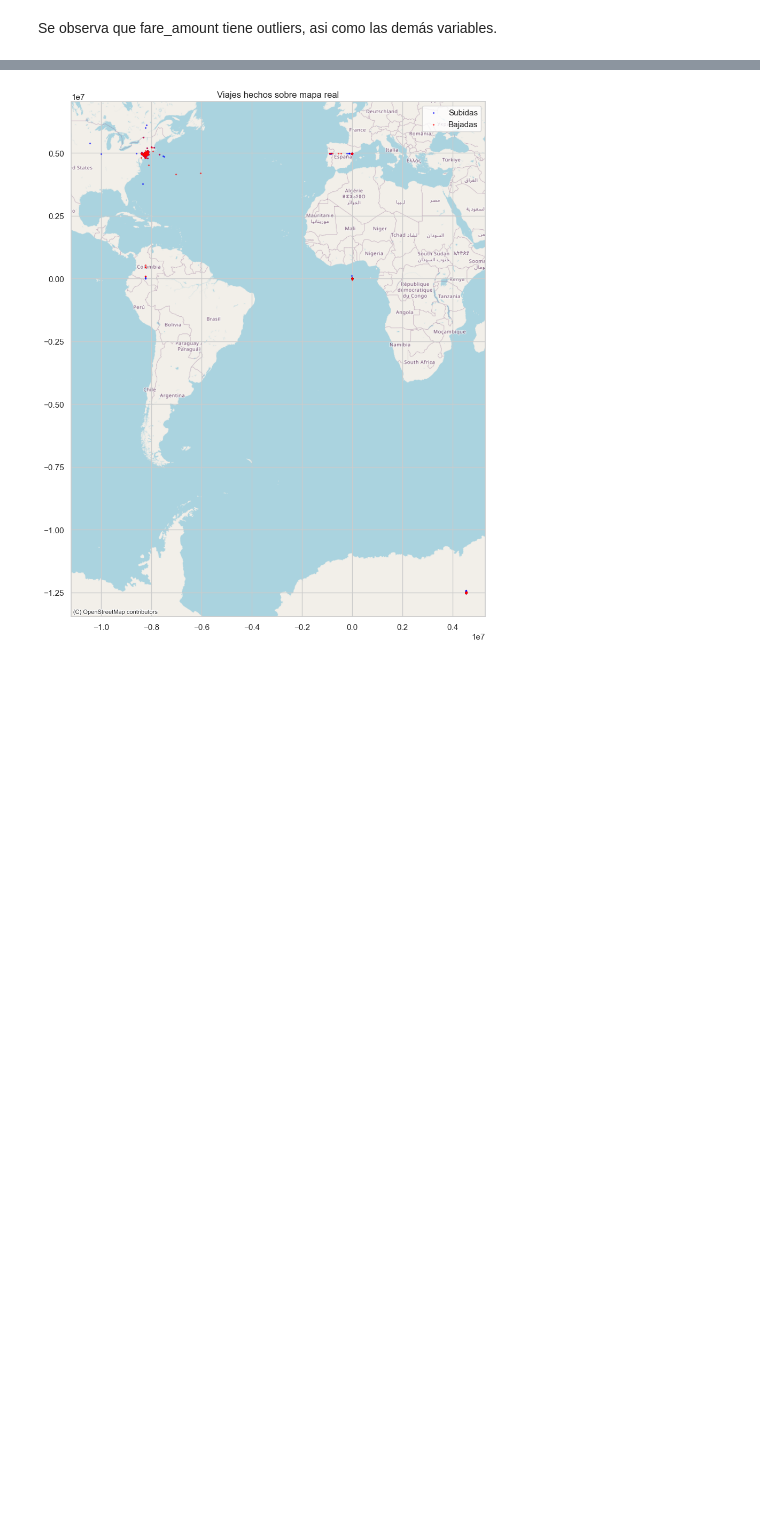
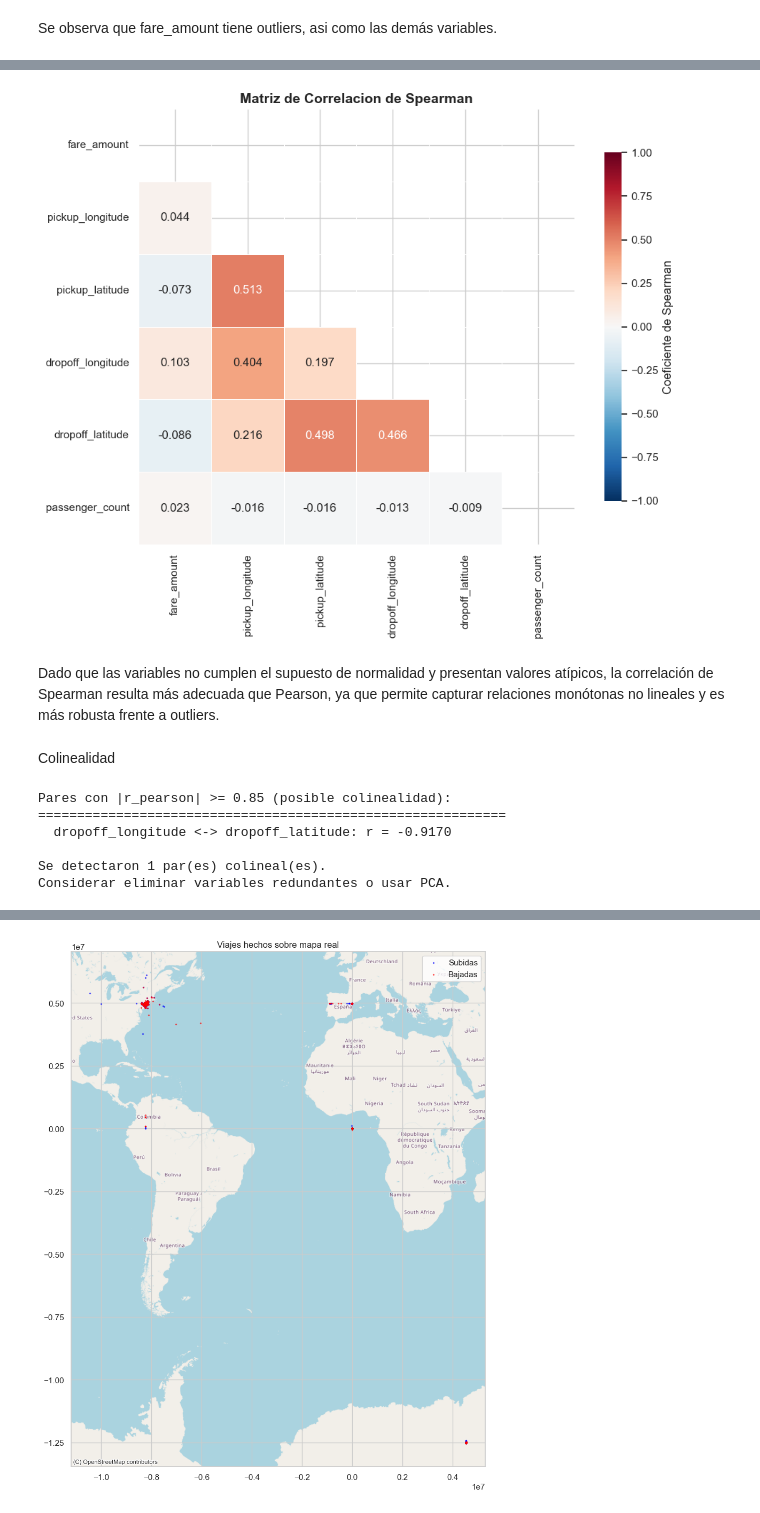
Before and after one commit to programadorarocio/AA1-TUIA-2026C1-Diez-Duvia-Quispe, a Jupyter notebook: TP-regresion-AA1.ipynb, the cells around one changed output, grey strips where cells are left out. Cells and saved outputs as stored; diff of their text form; code cells hidden in the pictures; blank space fills up the shorter version.

```diff
--- a/TP-regresion-AA1.ipynb
+++ b/TP-regresion-AA1.ipynb
@@ -314,0 +475,45 @@ Se observa que fare_amount tiene outliers, asi como las demás variables.
+# %%
+corr_spearman = df[cols_numericas].corr(method='spearman')
+
+fig, ax = plt.subplots(figsize=(10, 8))
+sns.heatmap(corr_spearman, mask=mask, annot=True, fmt='.3f',
+            cmap='RdBu_r', center=0, vmin=-1, vmax=1,
+            square=True, linewidths=0.5, ax=ax,
+            cbar_kws={'shrink': 0.8, 'label': 'Coeficiente de Spearman'})
+ax.set_title('Matriz de Correlacion de Spearman', fontsize=14, fontweight='bold')
+plt.tight_layout()
+plt.show()
+# %% [output]
+[figure, added]
+# %% [markdown]
+Dado que las variables no cumplen el supuesto de normalidad y presentan valores atípicos, la correlación de Spearman resulta más adecuada que Pearson, ya que permite capturar relaciones monótonas no lineales y es más robusta frente a outliers.
+# %% [markdown]
+Colinealidad
+# %%
+UMBRAL_COLINEALIDAD = 0.85
+
+print(f'Pares con |r_pearson| >= {UMBRAL_COLINEALIDAD} (posible colinealidad):')
+print('=' * 60)
+
+pares_colineales = []
+for i in range(len(corr_pearson.columns)):
+    for j in range(i + 1, len(corr_pearson.columns)):
+        r = corr_pearson.iloc[i, j]
+        if abs(r) >= UMBRAL_COLINEALIDAD:
+            var1 = corr_pearson.columns[i]
+            var2 = corr_pearson.columns[j]
+            pares_colineales.append((var1, var2, r))
+            print(f'  {var1} <-> {var2}: r = {r:.4f}')
+
+if not pares_colineales:
+    print('  No se detectaron pares con colinealidad severa.')
+else:
+    print(f'\nSe detectaron {len(pares_colineales)} par(es) colineal(es).\n'
+          f'Considerar eliminar variables redundantes o usar PCA.')
+# %% [output]
+Pares con |r_pearson| >= 0.85 (posible colinealidad):
+============================================================
+  dropoff_longitude <-> dropoff_latitude: r = -0.9170
+
+Se detectaron 1 par(es) colineal(es).
+Considerar eliminar variables redundantes o usar PCA.
```
Also changed, not shown: parts of 88 cells of this notebook.
